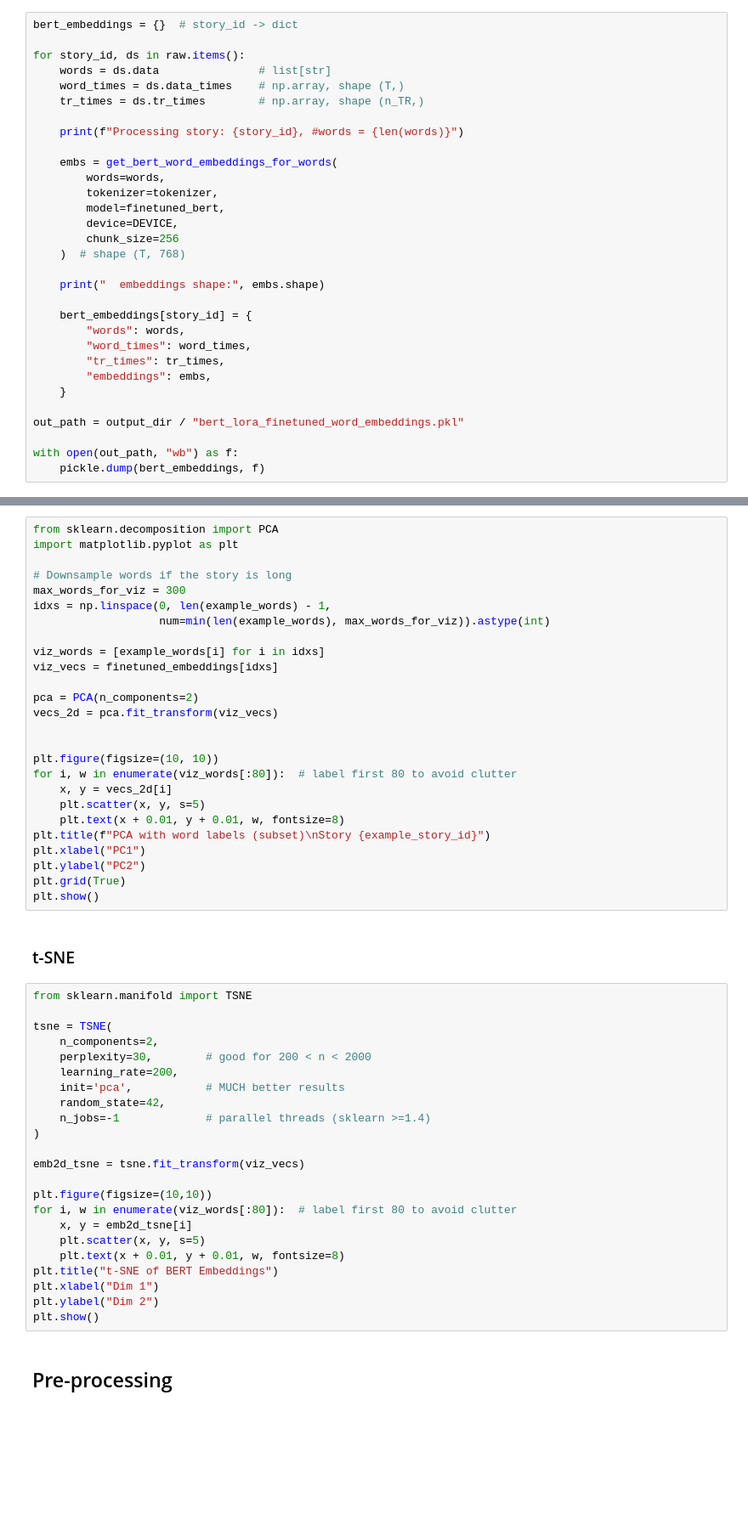
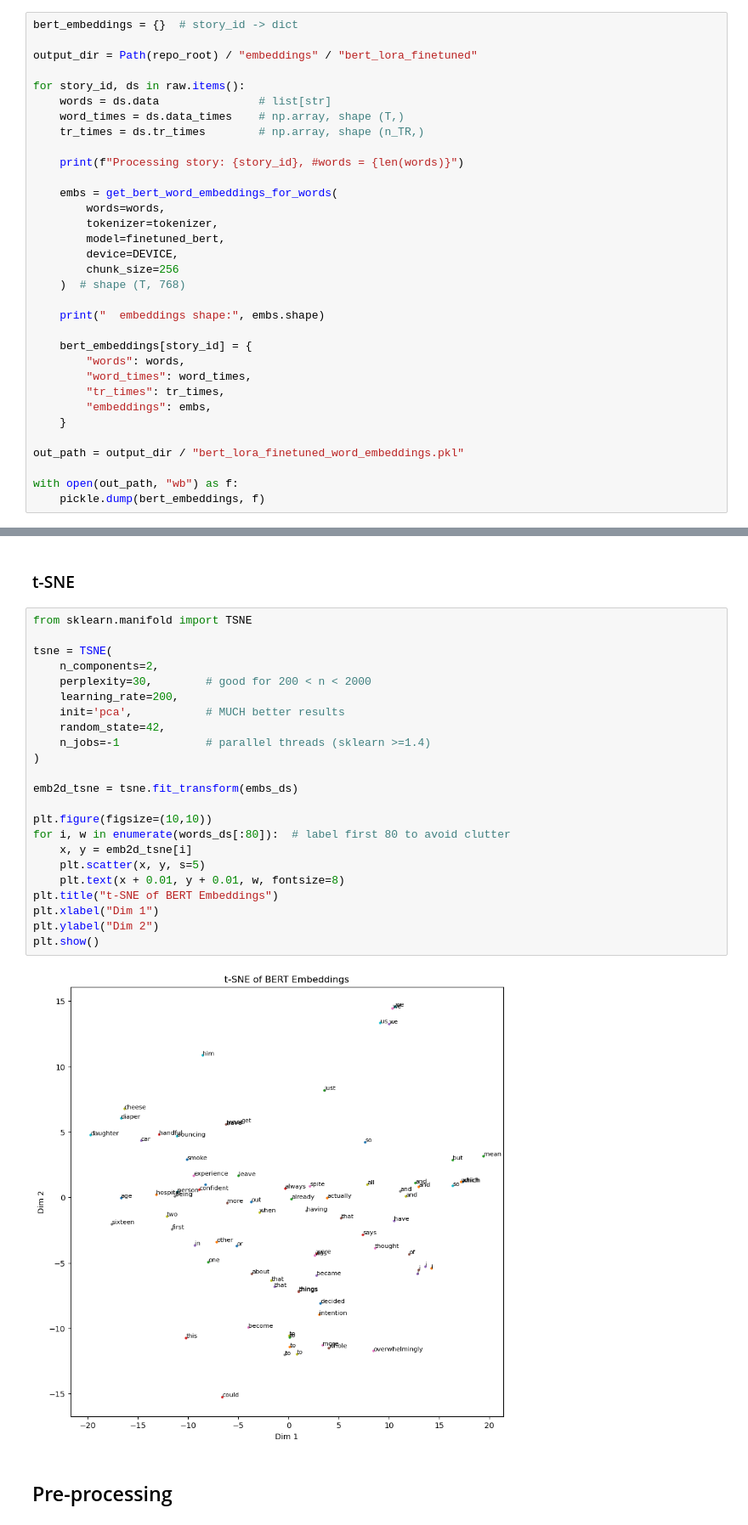
Before and after one commit to mkaeppel/stat215a_final, a Jupyter notebook: code/bert_finetuned.ipynb, the cells around one changed output, grey strips where cells are left out. Shown at 85% size. Cells and saved outputs as stored; diff of their text form; blank space fills up the shorter version.

```diff
--- a/code/bert_finetuned.ipynb
+++ b/code/bert_finetuned.ipynb
@@ -236,6 +301,8 @@ def get_bert_word_embeddings_for_words(
     return embs
 # %%
 bert_embeddings = {}  # story_id -> dict
+
+output_dir = Path(repo_root) / "embeddings" / "bert_lora_finetuned"
 
 for story_id, ds in raw.items():
     words = ds.data               # list[str]
@@ -320,54 +408,30 @@ plt.show()
-# %%
-from sklearn.decomposition import PCA
-import matplotlib.pyplot as plt
-
-# Downsample words if the story is long
-max_words_for_viz = 300
-idxs = np.linspace(0, len(example_words) - 1,
-                   num=min(len(example_words), max_words_for_viz)).astype(int)
-
-viz_words = [example_words[i] for i in idxs]
-viz_vecs = finetuned_embeddings[idxs]
-
-pca = PCA(n_components=2)
-vecs_2d = pca.fit_transform(viz_vecs)
-
-
-plt.figure(figsize=(10, 10))
-for i, w in enumerate(viz_words[:80]):  # label first 80 to avoid clutter
-    x, y = vecs_2d[i]
-    plt.scatter(x, y, s=5)
-    plt.text(x + 0.01, y + 0.01, w, fontsize=8)
-plt.title(f"PCA with word labels (subset)\nStory {example_story_id}")
-plt.xlabel("PC1")
-plt.ylabel("PC2")
-plt.grid(True)
-plt.show()
 # %% [markdown]
 ### t-SNE
 # %%
 from sklearn.manifold import TSNE
 
 tsne = TSNE(
     n_components=2,
     perplexity=30,        # good for 200 < n < 2000
     learning_rate=200,
     init='pca',           # MUCH better results
     random_state=42,
     n_jobs=-1             # parallel threads (sklearn >=1.4)
 )
 
-emb2d_tsne = tsne.fit_transform(viz_vecs)
+emb2d_tsne = tsne.fit_transform(embs_ds)
 
 plt.figure(figsize=(10,10))
-for i, w in enumerate(viz_words[:80]):  # label first 80 to avoid clutter
+for i, w in enumerate(words_ds[:80]):  # label first 80 to avoid clutter
     x, y = emb2d_tsne[i]
     plt.scatter(x, y, s=5)
     plt.text(x + 0.01, y + 0.01, w, fontsize=8)
 plt.title("t-SNE of BERT Embeddings")
 plt.xlabel("Dim 1")
 plt.ylabel("Dim 2")
 plt.show()
+# %% [output]
+[figure, added]
 # %% [markdown]
 ## Pre-processing
 # %%
```
Also changed, not shown: parts of 14 cells of this notebook, 13 other files.
